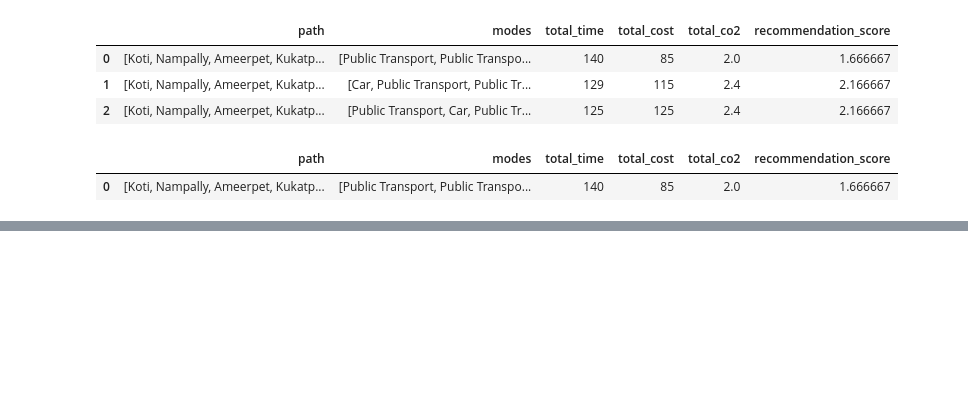
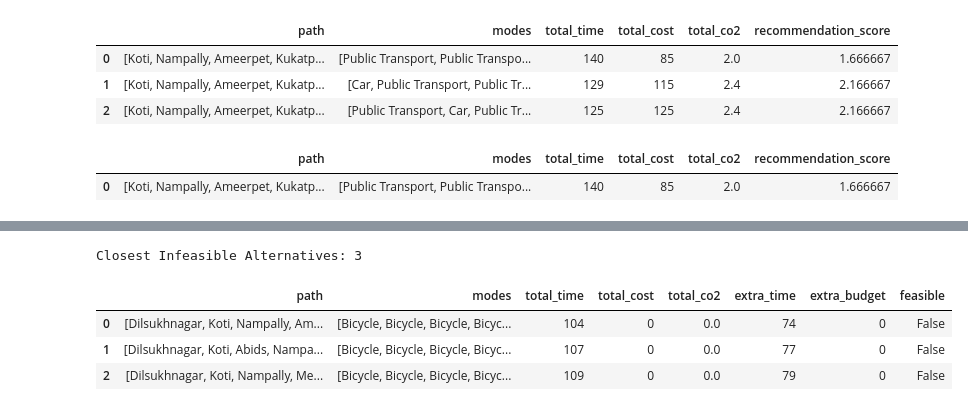
Before and after one commit to thanmai-09/ai-sustainable-multimodal-route-planner, a Jupyter notebook: sustainable_multimodal_route_planner.ipynb, the cells around one changed output, grey strips where cells are left out. Cells and saved outputs as stored; diff of their text form; code cells hidden in the pictures; blank space fills up the shorter version.

```diff
--- a/sustainable_multimodal_route_planner.ipynb
+++ b/sustainable_multimodal_route_planner.ipynb
@@ -1840,0 +1991,21 @@ recommended_route[
+# %%
+### Select the Closest 3 Alternatives
+
+strict_closest_alternatives = get_closest_alternatives(
+    strict_alternative_routes,
+    strict_time,
+    strict_budget
+)
+
+print(
+    "Closest Infeasible Alternatives:",
+    len(strict_closest_alternatives)
+)
+
+strict_closest_alternatives
+# %% [output]
+Closest Infeasible Alternatives: 3
+|  | path | modes | total_time | total_cost | total_co2 | extra_time | extra_budget | feasible |
+| 0 | [Dilsukhnagar, Koti, Nampally, Am... | [Bicycle, Bicycle, Bicycle, Bicyc... | 104 | 0 | 0.0 | 74 | 0 | False |
+| 1 | [Dilsukhnagar, Koti, Abids, Nampa... | [Bicycle, Bicycle, Bicycle, Bicyc... | 107 | 0 | 0.0 | 77 | 0 | False |
+| 2 | [Dilsukhnagar, Koti, Nampally, Me... | [Bicycle, Bicycle, Bicycle, Bicyc... | 109 | 0 | 0.0 | 79 | 0 | False |
```
Also changed, not shown: parts of 16 cells of this notebook, 3 other files.
